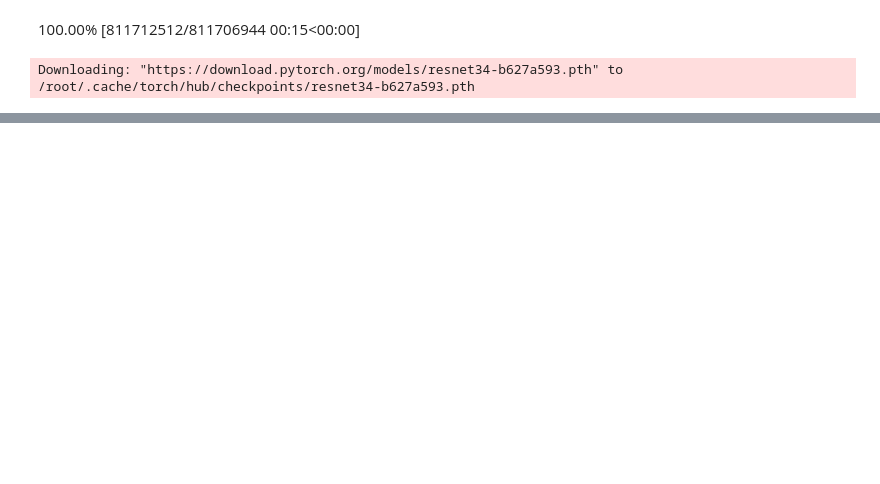
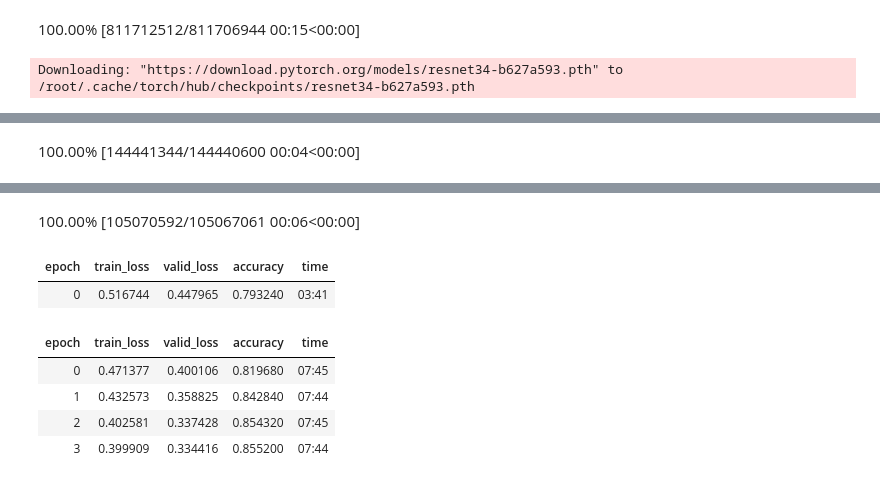
Before and after one commit to prijall/Fast-Ai, a Jupyter notebook: intro.ipynb, the cells around one changed output, grey strips where cells are left out. Cells and saved outputs as stored; diff of their text form; code cells hidden in the pictures; blank space fills up the shorter version.

```diff
--- a/intro.ipynb
+++ b/intro.ipynb
@@ -24,0 +60,6 @@ learn.fine_tune(1)
+# %%
+dls=TextDataLoaders.from_folder(untar_data(URLs.IMDB), valid='test')
+learn=text_classifier_learner(dls, AWD_LSTM, drop_mult=0.5, metrics=accuracy)
+learn.fine_tune(4, 1e-4)
+# %% [output]
+100.00% [144441344/144440600 00:04<00:00]
@@ -24,0 +67,8 @@ learn.fine_tune(1)
+100.00% [105070592/105067061 00:06<00:00]
+| epoch | train_loss | valid_loss | accuracy | time |
+| 0 | 0.516744 | 0.447965 | 0.793240 | 03:41 |
+| epoch | train_loss | valid_loss | accuracy | time |
+| 0 | 0.471377 | 0.400106 | 0.819680 | 07:45 |
+| 1 | 0.432573 | 0.358825 | 0.842840 | 07:44 |
+| 2 | 0.402581 | 0.337428 | 0.854320 | 07:45 |
+| 3 | 0.399909 | 0.334416 | 0.855200 | 07:44 |
```
Also changed, not shown: parts of 9 cells of this notebook.
